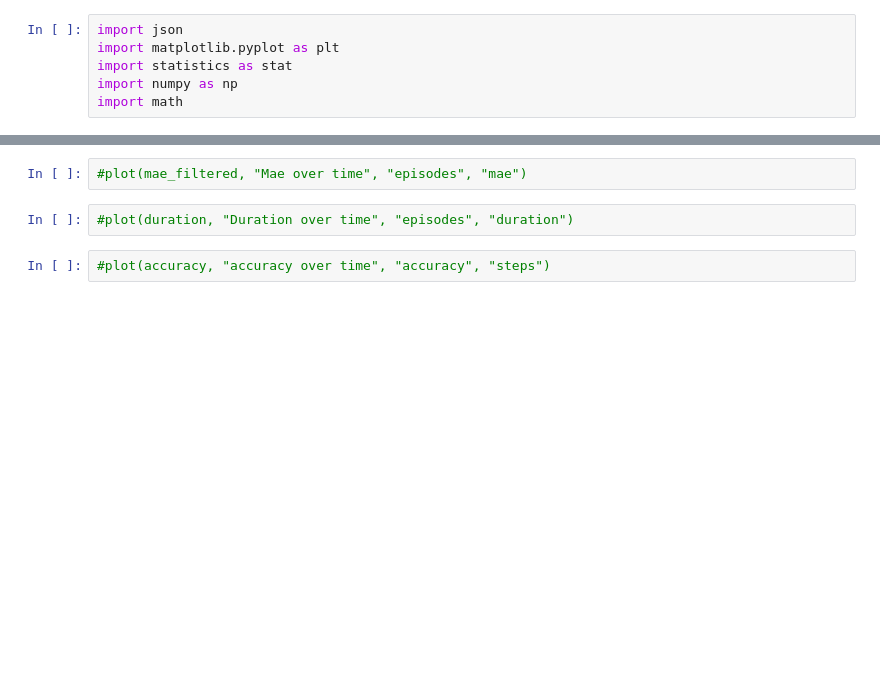
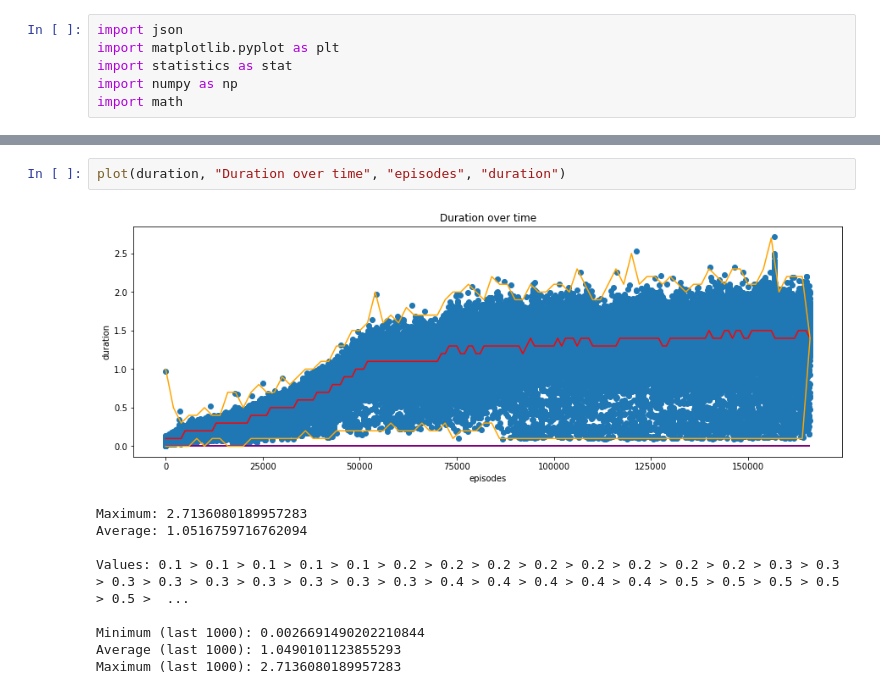
Before and after one commit to elianderlohr/kniffel, a Jupyter notebook: src/jupyter/plot_training.ipynb, the cells around one changed output, grey strips where cells are left out. Cells and saved outputs as stored; diff of their text form; blank space fills up the shorter version.

```diff
--- a/src/jupyter/plot_training.ipynb
+++ b/src/jupyter/plot_training.ipynb
@@ -129,6 +144,12 @@ Minimum: -325.60693359375
-# %%
-#plot(mae_filtered, "Mae over time", "episodes", "mae")
 # %%
-#plot(duration, "Duration over time", "episodes", "duration")
+plot(duration, "Duration over time", "episodes", "duration")
+# %% [output]
+[figure, added]
+Maximum: 2.7136080189957283
+Average: 1.0516759716762094
+
+Values: 0.1 > 0.1 > 0.1 > 0.1 > 0.1 > 0.2 > 0.2 > 0.2 > 0.2 > 0.2 > 0.2 > 0.2 > 0.2 > 0.3 > 0.3 > 0.3 > 0.3 > 0.3 > 0.3 > 0.3 > 0.3 > 0.3 > 0.4 > 0.4 > 0.4 > 0.4 > 0.4 > 0.5 > 0.5 > 0.5 > 0.5 > 0.5 >  ...
+
+Minimum (last 1000): 0.0026691490202210844
+Average (last 1000): 1.0490101123855293
+Maximum (last 1000): 2.7136080189957283
-# %%
-#plot(accuracy, "accuracy over time", "accuracy", "steps")
```
Also changed, not shown: parts of 7 cells of this notebook, 1 other file.
